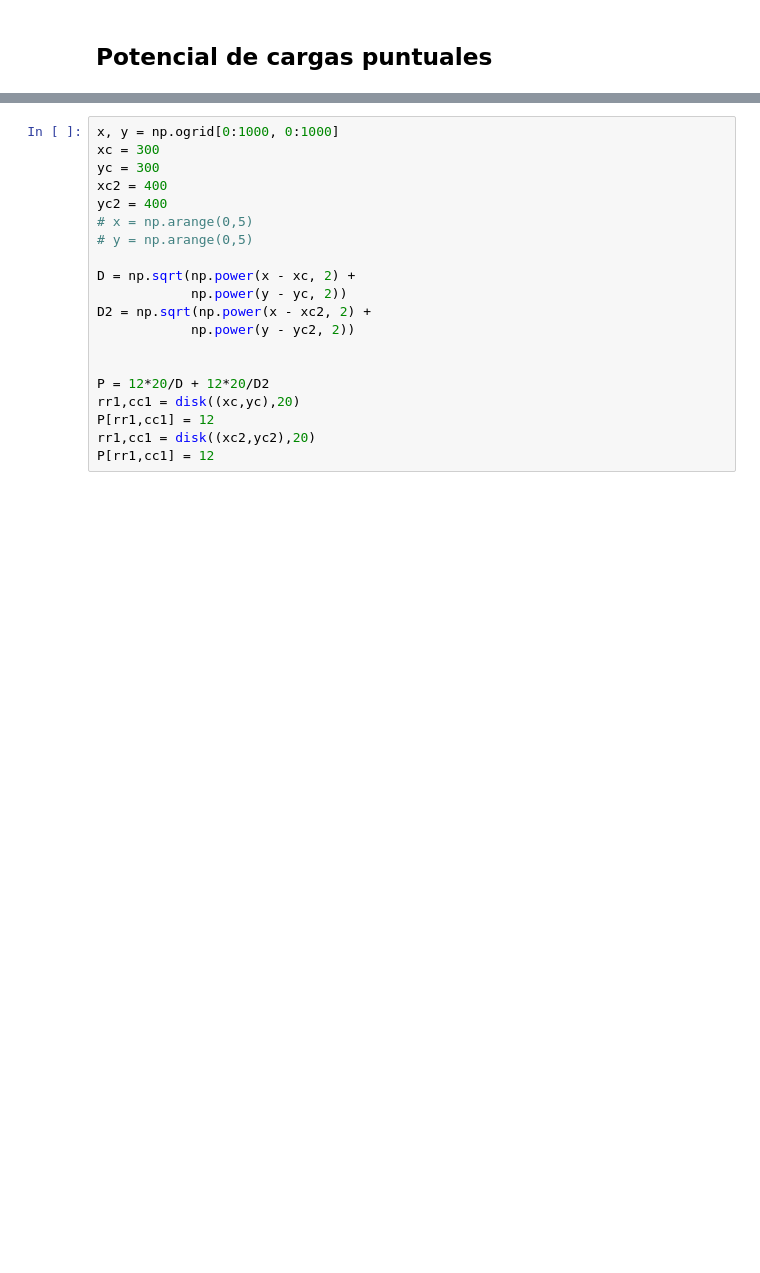
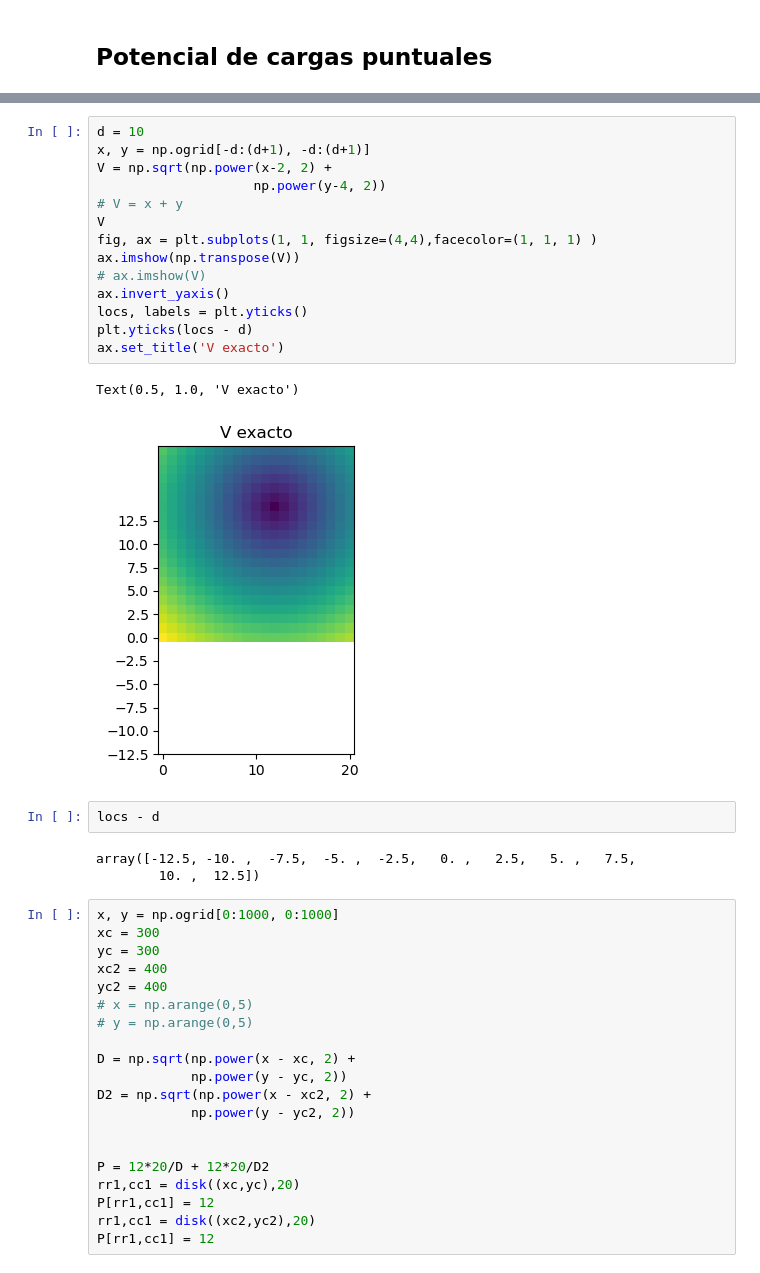
Before and after one commit to epplugins/UTN, a Jupyter notebook: electromagnetismo/em_labo.ipynb, the cells around one changed output, grey strips where cells are left out. Cells and saved outputs as stored; diff of their text form; blank space fills up the shorter version.

```diff
--- a/electromagnetismo/em_labo.ipynb
+++ b/electromagnetismo/em_labo.ipynb
@@ -72,3 +82,25 @@ P[350,250]
+# %%
+d = 10
+x, y = np.ogrid[-d:(d+1), -d:(d+1)]
+V = np.sqrt(np.power(x-2, 2) +
+                    np.power(y-4, 2))
+# V = x + y
+V
+fig, ax = plt.subplots(1, 1, figsize=(4,4),facecolor=(1, 1, 1) )
+ax.imshow(np.transpose(V))
+# ax.imshow(V)
+ax.invert_yaxis()
+locs, labels = plt.yticks()
+plt.yticks(locs - d)
+ax.set_title('V exacto')
+# %% [output]
+Text(0.5, 1.0, 'V exacto')
+[figure, added]
+# %%
+locs - d
+# %% [output]
+array([-12.5, -10. ,  -7.5,  -5. ,  -2.5,   0. ,   2.5,   5. ,   7.5,
+        10. ,  12.5])
 # %%
 x, y = np.ogrid[0:1000, 0:1000]
 xc = 300
```
Also changed, not shown: parts of 5 cells of this notebook.
